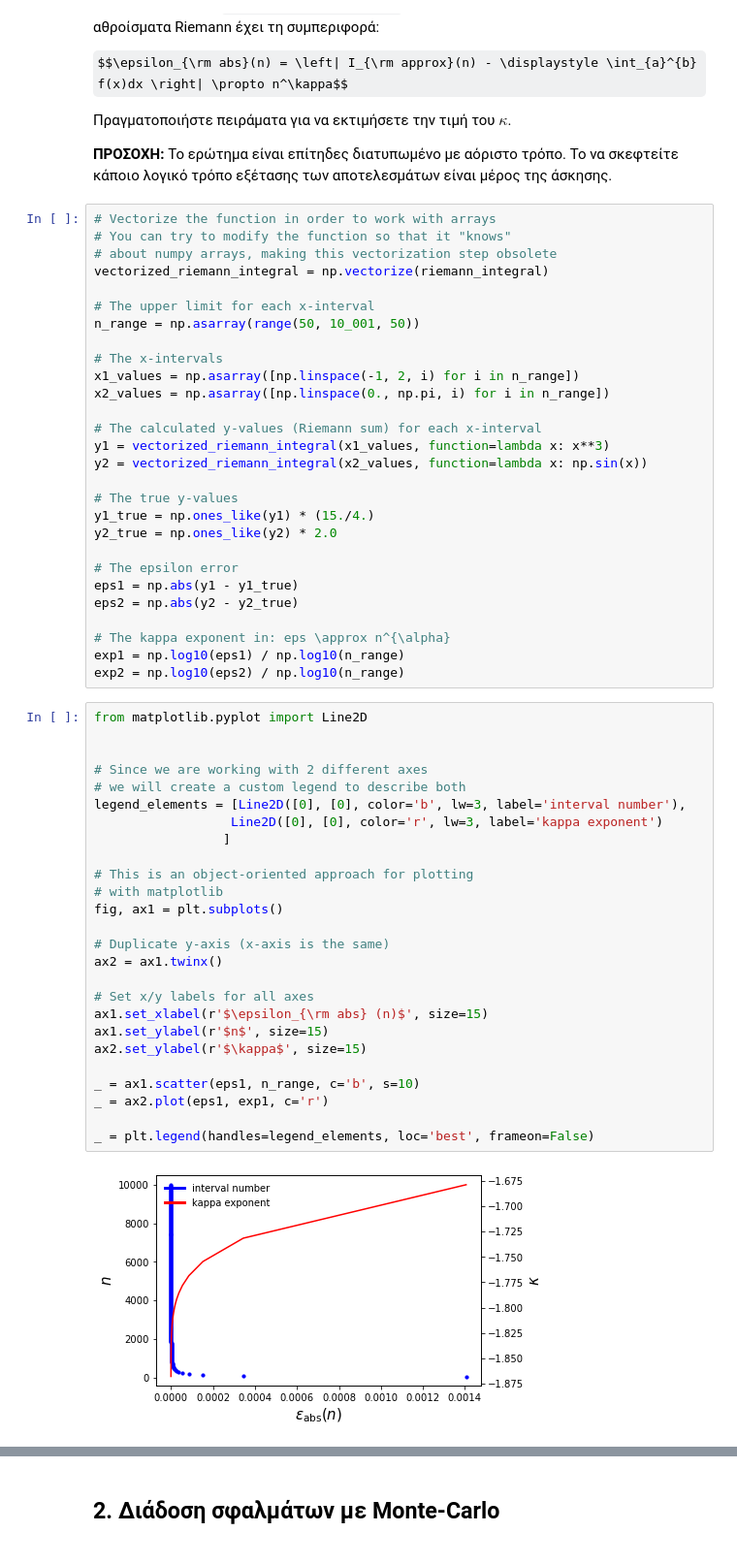
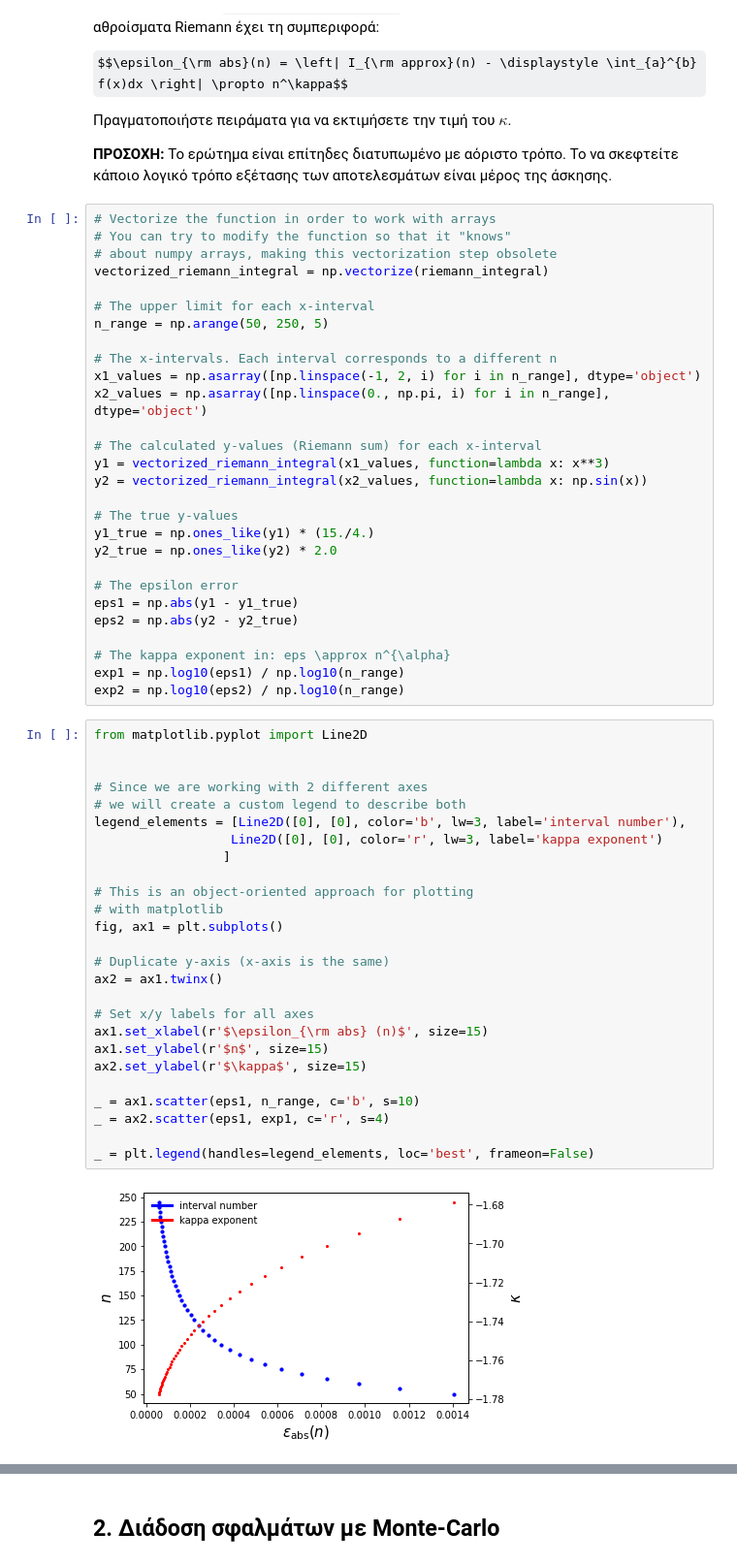
Before and after one commit to schanlar/python-UoC, a Jupyter notebook: 03.Data_Visualization/04_solutions.ipynb, the cells around one changed output, grey strips where cells are left out. Shown at 97% size. Drawn from its saved outputs; the diff is of its cells as text; some formulas as TeX source.

Commit message:
figures updated + docstring added

```diff
--- a/03.Data_Visualization/04_solutions.ipynb
+++ b/03.Data_Visualization/04_solutions.ipynb
@@ -95,11 +95,11 @@ $$\epsilon_{\rm abs}(n) = \left| I_{\rm approx}(n) - \displaystyle \int_{a}^{b}
 vectorized_riemann_integral = np.vectorize(riemann_integral)
 
 # The upper limit for each x-interval
-n_range = np.asarray(range(50, 10_001, 50))
+n_range = np.arange(50, 250, 5)
 
-# The x-intervals
-x1_values = np.asarray([np.linspace(-1, 2, i) for i in n_range])
-x2_values = np.asarray([np.linspace(0., np.pi, i) for i in n_range])
+# The x-intervals. Each interval corresponds to a different n
+x1_values = np.asarray([np.linspace(-1, 2, i) for i in n_range], dtype='object')
+x2_values = np.asarray([np.linspace(0., np.pi, i) for i in n_range], dtype='object')
 
 # The calculated y-values (Riemann sum) for each x-interval
 y1 = vectorized_riemann_integral(x1_values, function=lambda x: x**3)
@@ -119,31 +119,31 @@ exp2 = np.log10(eps2) / np.log10(n_range)
 # %%
 from matplotlib.pyplot import Line2D
 
 
 # Since we are working with 2 different axes
 # we will create a custom legend to describe both
 legend_elements = [Line2D([0], [0], color='b', lw=3, label='interval number'),
                   Line2D([0], [0], color='r', lw=3, label='kappa exponent')
                  ]
 
 # This is an object-oriented approach for plotting
 # with matplotlib
 fig, ax1 = plt.subplots()
 
 # Duplicate y-axis (x-axis is the same)
 ax2 = ax1.twinx()
 
 # Set x/y labels for all axes
 ax1.set_xlabel(r'$\epsilon_{\rm abs} (n)$', size=15)
 ax1.set_ylabel(r'$n$', size=15)
 ax2.set_ylabel(r'$\kappa$', size=15)
 
 _ = ax1.scatter(eps1, n_range, c='b', s=10)
-_ = ax2.plot(eps1, exp1, c='r')
+_ = ax2.scatter(eps1, exp1, c='r', s=4)
 
 _ = plt.legend(handles=legend_elements, loc='best', frameon=False)
 # %% [output]
-[figure, old version]
+[figure, new version]
 # %%
 legend_elements = [Line2D([0], [0], color='b', lw=3, label='interval number'),
                   Line2D([0], [0], color='r', lw=3, label='kappa exponent')
```
Also changed, not shown: parts of 14 cells of this notebook, 1 other file.
